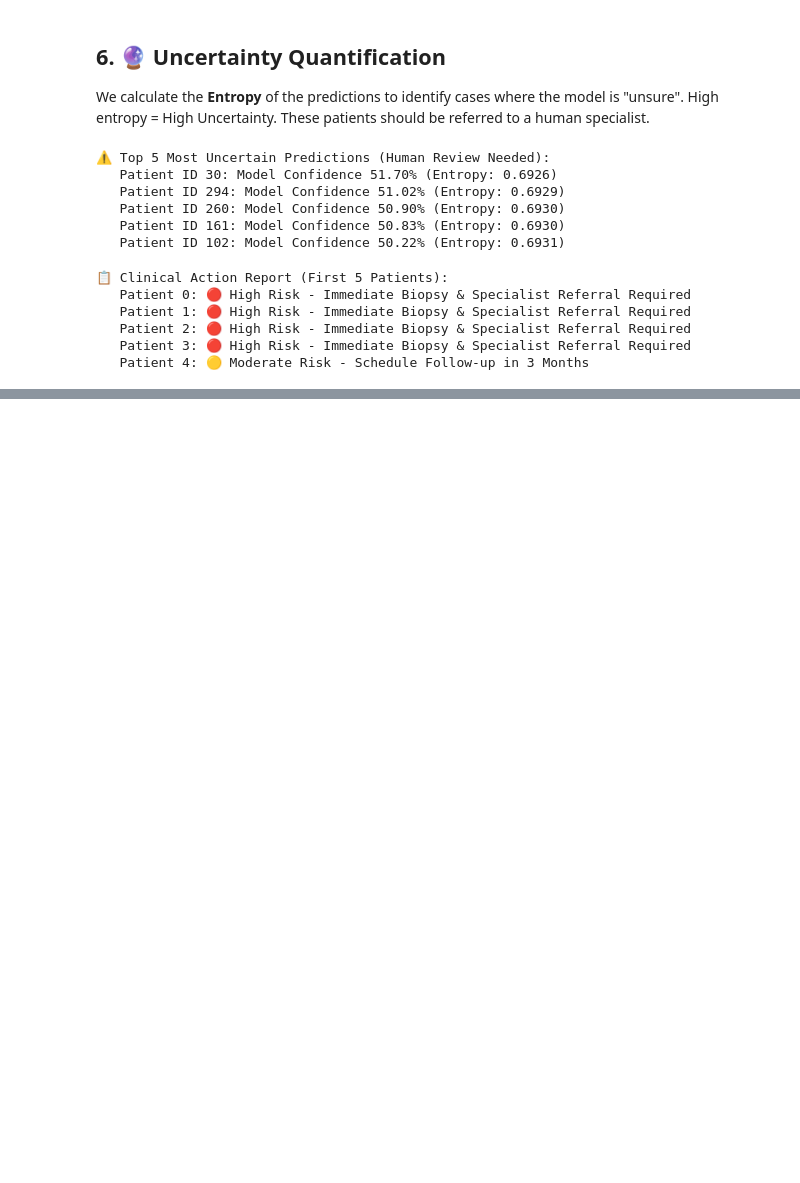
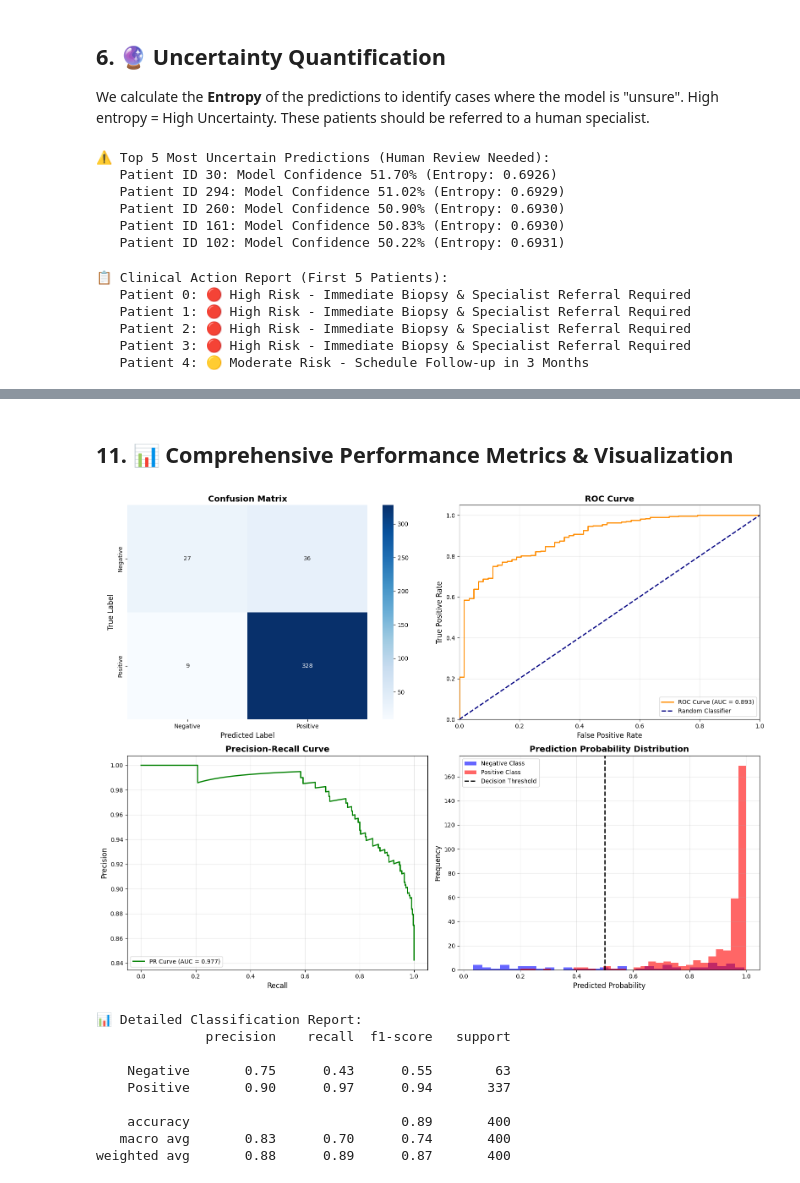
Before and after one commit to Kaustab2003/cancer-prediction, a Jupyter notebook: Advanced_Cancer_Prediction_System.ipynb, the cells around one changed output, grey strips where cells are left out. Drawn from its saved outputs; the diff is of its cells as text; code cells hidden in the pictures; blank space fills up the shorter version.

```diff
--- a/Advanced_Cancer_Prediction_System.ipynb
+++ b/Advanced_Cancer_Prediction_System.ipynb
@@ -312,0 +647,69 @@ for i in range(5):
+# %% [markdown]
+## 11. 📊 Comprehensive Performance Metrics & Visualization
+# %%
+from sklearn.metrics import confusion_matrix, roc_curve, auc, precision_recall_curve
+
+# Create comprehensive performance dashboard
+fig, axes = plt.subplots(2, 2, figsize=(16, 12))
+
+# 1. Confusion Matrix
+cm = confusion_matrix(y_test, y_pred)
+sns.heatmap(cm, annot=True, fmt='d', cmap='Blues', ax=axes[0, 0],
+            xticklabels=['Negative', 'Positive'],
+            yticklabels=['Negative', 'Positive'])
+axes[0, 0].set_title('Confusion Matrix', fontsize=14, fontweight='bold')
+axes[0, 0].set_ylabel('True Label', fontsize=12)
+axes[0, 0].set_xlabel('Predicted Label', fontsize=12)
+
+# 2. ROC Curve
+y_proba = clf.predict_proba(X_test)[:, 1]
+fpr, tpr, thresholds = roc_curve(y_test, y_proba)
+roc_auc = auc(fpr, tpr)
+
+axes[0, 1].plot(fpr, tpr, color='darkorange', lw=2, label=f'ROC Curve (AUC = {roc_auc:.3f})')
+axes[0, 1].plot([0, 1], [0, 1], color='navy', lw=2, linestyle='--', label='Random Classifier')
+axes[0, 1].set_xlim([0.0, 1.0])
+axes[0, 1].set_ylim([0.0, 1.05])
+axes[0, 1].set_xlabel('False Positive Rate', fontsize=12)
+axes[0, 1].set_ylabel('True Positive Rate', fontsize=12)
+axes[0, 1].set_title('ROC Curve', fontsize=14, fontweight='bold')
+axes[0, 1].legend(loc='lower right')
+axes[0, 1].grid(True, alpha=0.3)
+
+# 3. Precision-Recall Curve
+precision, recall, _ = precision_recall_curve(y_test, y_proba)
+pr_auc = auc(recall, precision)
+
+axes[1, 0].plot(recall, precision, color='green', lw=2, label=f'PR Curve (AUC = {pr_auc:.3f})')
+axes[1, 0].set_xlabel('Recall', fontsize=12)
+axes[1, 0].set_ylabel('Precision', fontsize=12)
+axes[1, 0].set_title('Precision-Recall Curve', fontsize=14, fontweight='bold')
+axes[1, 0].legend(loc='lower left')
+axes[1, 0].grid(True, alpha=0.3)
+
+# 4. Prediction Probability Distribution
+axes[1, 1].hist(y_proba[y_test == 0], bins=30, alpha=0.6, label='Negative Class', color='blue')
+axes[1, 1].hist(y_proba[y_test == 1], bins=30, alpha=0.6, label='Positive Class', color='red')
+axes[1, 1].axvline(x=0.5, color='black', linestyle='--', linewidth=2, label='Decision Threshold')
+axes[1, 1].set_xlabel('Predicted Probability', fontsize=12)
+axes[1, 1].set_ylabel('Frequency', fontsize=12)
+axes[1, 1].set_title('Prediction Probability Distribution', fontsize=14, fontweight='bold')
+axes[1, 1].legend()
+axes[1, 1].grid(True, alpha=0.3)
+
+plt.tight_layout()
+plt.show()
+
+print("\n📊 Detailed Classification Report:")
+print(classification_report(y_test, y_pred, target_names=['Negative', 'Positive']))
+# %% [output]
+[figure, added]
+📊 Detailed Classification Report:
+              precision    recall  f1-score   support
+
+    Negative       0.75      0.43      0.55        63
+    Positive       0.90      0.97      0.94       337
+
+    accuracy                           0.89       400
+   macro avg       0.83      0.70      0.74       400
+weighted avg       0.88      0.89      0.87       400
```
Also changed, not shown: parts of 11 cells of this notebook, 8 other files.
